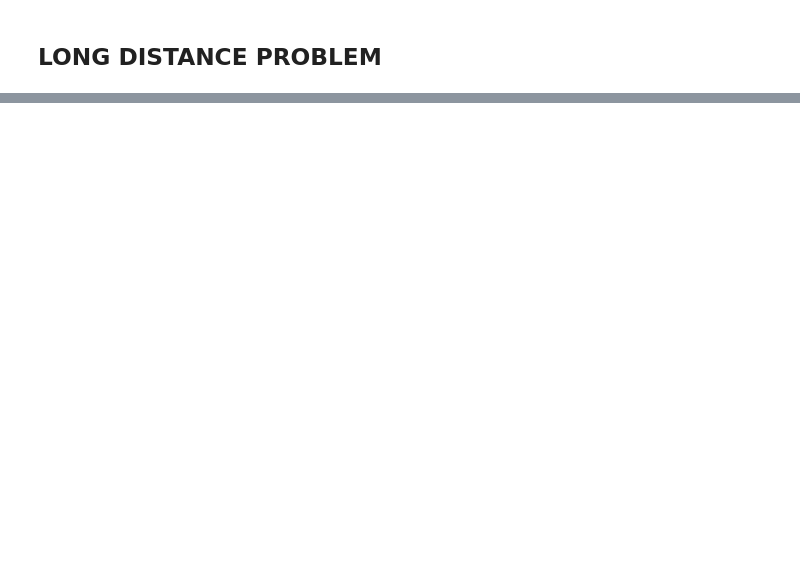
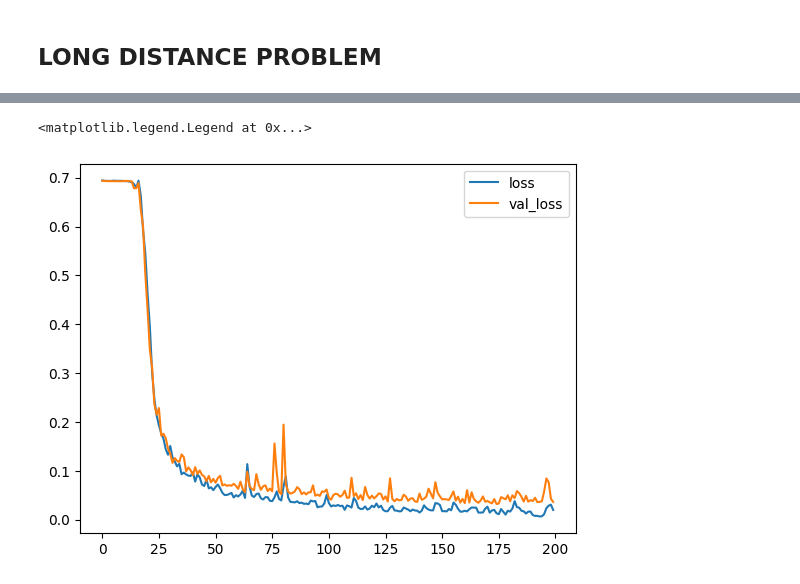
Before and after one commit to ChitteshKumar/udemy_deep_learning_tutorials, a Jupyter notebook: LongDistanceProblem.ipynb, the cells around one changed output, grey strips where cells are left out. Saved outputs shown, nothing was run; the diff lists cells and outputs as text; code cells hidden in the pictures; blank space fills up the shorter version.

Commit message:
Long Distance using LSTM and GlobalMaxPooling along with many examples

```diff
--- a/LongDistanceProblem.ipynb
+++ b/LongDistanceProblem.ipynb
@@ -220,0 +221,19 @@ plt.legend()
+# %%
+#trying LSTM - long distance
+inputs = np.expand_dims(X,-1) #expand dimensions
+i = Input(shape=(T,D))
+x = LSTM(5)(i)
+x = Dense(1, activation='sigmoid')(x)
+model = Model(i,x)
+model.compile(
+    loss = 'binary_crossentropy',
+    optimizer = Adam(learning_rate = 0.01),
+    metrics = ['accuracy']
+)
+
+#train the model
+r = model.fit(
+    inputs,Y,
+    epochs=200,
+    validation_split=0.5
+)
@@ -220,0 +258,7 @@ plt.legend()
+# %%
+plt.plot(r.history['loss'], label='loss')
+plt.plot(r.history['val_loss'], label='val_loss')
+plt.legend()
+# %% [output]
+<matplotlib.legend.Legend at 0x...>
+[figure, added]
```
Also changed, not shown: parts of 28 cells of this notebook.
